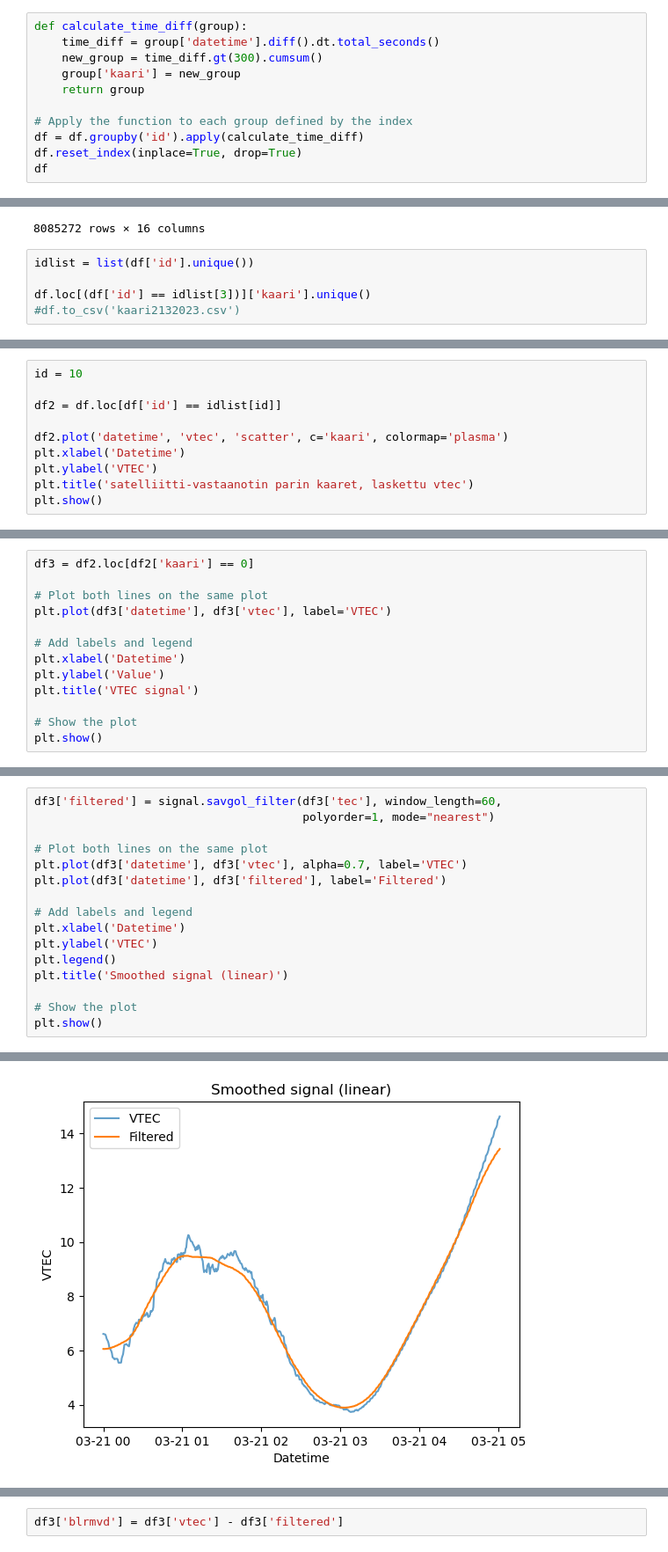
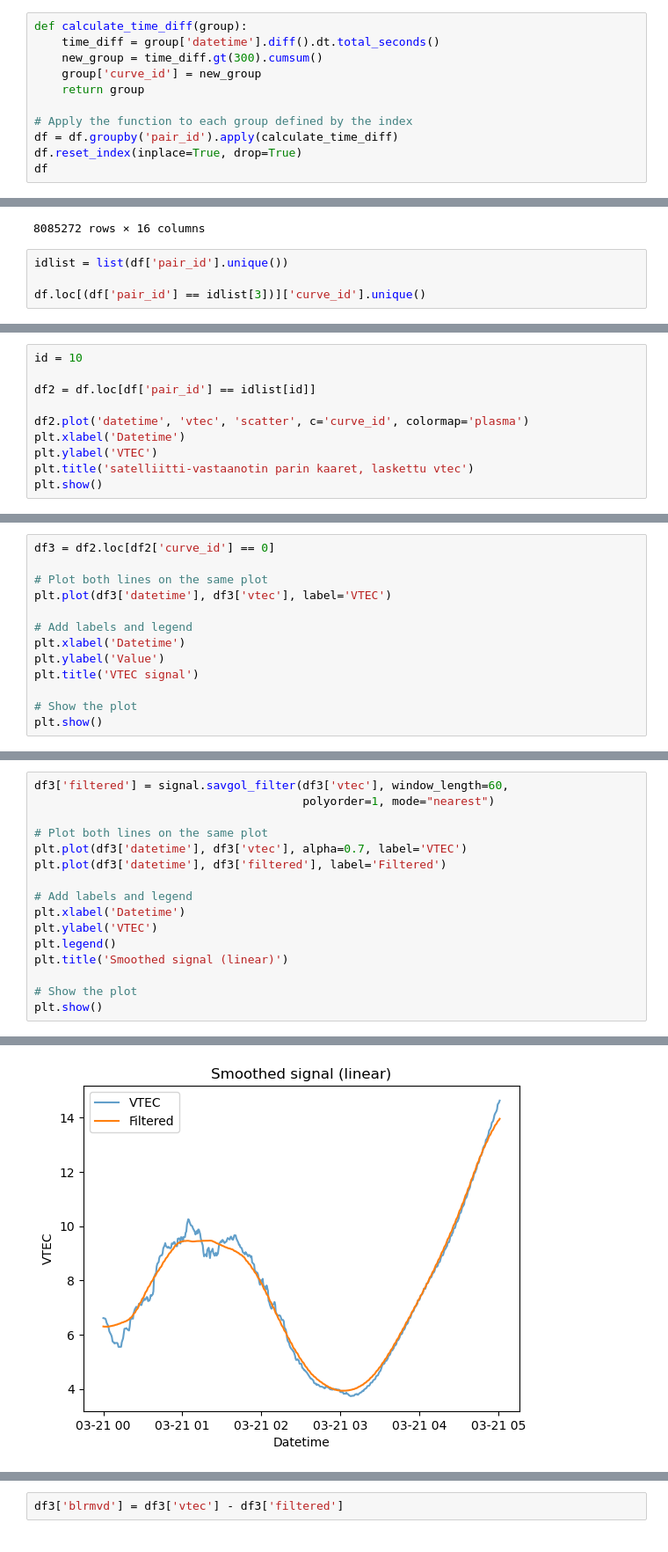
Before and after one commit to kuhaonmaraani/gradu, a Jupyter notebook: kaarihaku.ipynb, the cells around one changed output, grey strips where cells are left out. Shown at 88% size. Cells and saved outputs as stored; diff of their text form.

```diff
--- a/kaarihaku.ipynb
+++ b/kaarihaku.ipynb
@@ -80,11 +80,11 @@ df
 def calculate_time_diff(group):
     time_diff = group['datetime'].diff().dt.total_seconds()
     new_group = time_diff.gt(300).cumsum()
-    group['kaari'] = new_group
+    group['curve_id'] = new_group
     return group
 
 # Apply the function to each group defined by the index
-df = df.groupby('id').apply(calculate_time_diff)
+df = df.groupby('pair_id').apply(calculate_time_diff)
 df.reset_index(inplace=True, drop=True)
 df
 # %% [output]
@@ -102,7 +102,6 @@ df
 | 8085271 | 2023-03-21 23:59:30 | b'ylit' | 9 | 66.306602 | 23.667742 | 9.689038 | 7.817965 | -132.710526 | 51.552666 | 64.664284 | 19.668736 | ... |
 8085272 rows × 16 columns
 # %%
-idlist = list(df['id'].unique())
+idlist = list(df['pair_id'].unique())
 
-df.loc[(df['id'] == idlist[3])]['kaari'].unique()
-#df.to_csv('kaari2132023.csv')
+df.loc[(df['pair_id'] == idlist[3])]['curve_id'].unique()
@@ -109,9 +110,9 @@ df.loc[(df['id'] == idlist[3])]['kaari'].unique()
 # %%
 id = 10
 
-df2 = df.loc[df['id'] == idlist[id]]
+df2 = df.loc[df['pair_id'] == idlist[id]]
 
-df2.plot('datetime', 'vtec', 'scatter', c='kaari', colormap='plasma')
+df2.plot('datetime', 'vtec', 'scatter', c='curve_id', colormap='plasma')
 plt.xlabel('Datetime')
 plt.ylabel('VTEC')
 plt.title('satelliitti-vastaanotin parin kaaret, laskettu vtec')
@@ -121,5 +122,5 @@ plt.show()
 # %%
-df3 = df2.loc[df2['kaari'] == 0]
+df3 = df2.loc[df2['curve_id'] == 0]
 
 # Plot both lines on the same plot
 plt.plot(df3['datetime'], df3['vtec'], label='VTEC')
@@ -134,7 +135,7 @@ plt.show()
 # %% [output]
 [figure]
 # %%
-df3['filtered'] = signal.savgol_filter(df3['tec'], window_length=60,
+df3['filtered'] = signal.savgol_filter(df3['vtec'], window_length=60,
                                        polyorder=1, mode="nearest")
 
 # Plot both lines on the same plot
@@ -158,3 +159,3 @@ See the caveats in the documentation: https://pandas.pydata.org/pandas-docs/stab
-[figure, old version]
+[figure, new version]
 # %%
 df4 = df3.copy()
```
Also changed, not shown: parts of 9 cells of this notebook, 1 other file.
